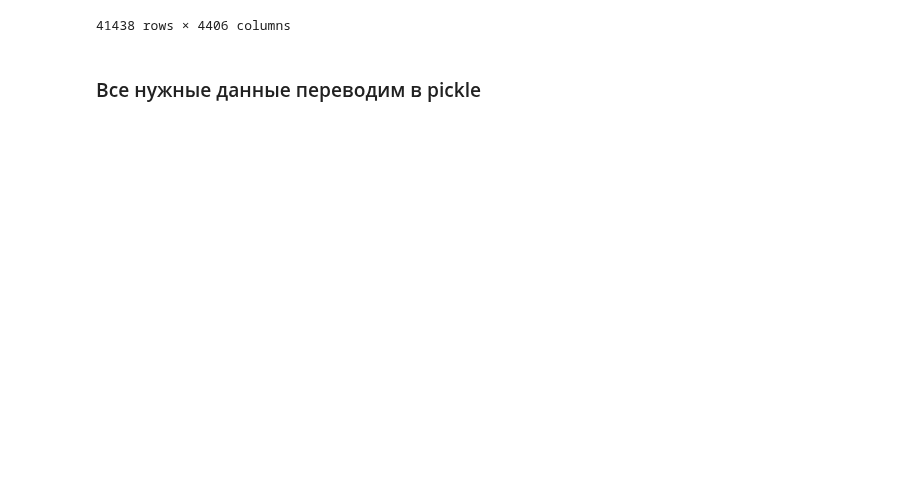
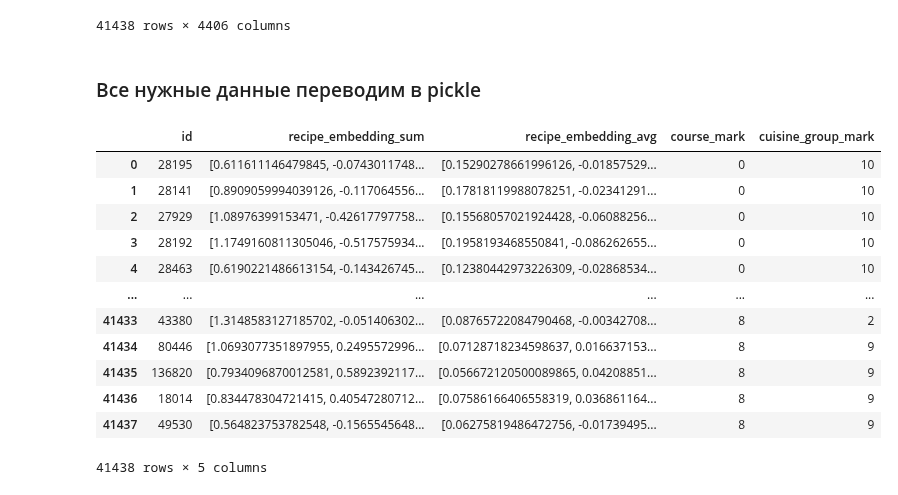
Before and after one commit to heinwol/meal-type-from-ingredients, a Jupyter notebook: preprocessing.ipynb, the cells around one changed output. Cells and saved outputs as stored; diff of their text form; code cells hidden in the pictures; blank space fills up the shorter version.

Commit message:
'recipe_embedding' to 'recipe_embedding_sum' and 'recipe_embedding_avg'

```diff
--- a/preprocessing.ipynb
+++ b/preprocessing.ipynb
@@ -338,11 +328,18 @@ ltake(10, ingredients_embeddings_dict.items())[3]
 # %% [markdown]
 Наконец, для каждого рецепта возьмем его векторизацию как сумму векторов его ингридиентов
 # %%
-recipe_embedding = [
+recipe_embedding_sum = [
     sum(ingredients_embeddings_dict[ingredient]
         for ingredient in ingredient_list)
     for ingredient_list in ingredients_lemmatized
 ]
-len(recipe_embedding)
+len(recipe_embedding_sum)
 # %% [output]
 41438
+# %%
+recipe_embedding_avg = [
+    sum(ingredients_embeddings_dict[ingredient]
+        for ingredient in ingredient_list)/len(ingredient_list)
+    for ingredient_list in ingredients_lemmatized
+]
+len(recipe_embedding_avg)
@@ -527,6 +504,29 @@ tfidf
 41438 rows × 4406 columns
 # %% [markdown]
 ### Все нужные данные переводим в pickle
+# %%
+df_for_learning = pd.DataFrame(data={
+    'id': df['id'],
+    'recipe_embedding_sum': recipe_embedding_sum,
+    'recipe_embedding_avg': recipe_embedding_avg,
+    'course_mark': [all_courses[course] for course in df['course']],
+    'cuisine_group_mark': [all_cuisines[inverse_cuisines_groups[cuisine]] for cuisine in df['cuisine']]
+})
+df_for_learning
+# %% [output]
+|  | id | recipe_embedding_sum | recipe_embedding_avg | course_mark | cuisine_group_mark |
+| 0 | 28195 | [0.611611146479845, -0.0743011748... | [0.15290278661996126, -0.01857529... | 0 | 10 |
+| 1 | 28141 | [0.8909059994039126, -0.117064556... | [0.17818119988078251, -0.02341291... | 0 | 10 |
+| 2 | 27929 | [1.08976399153471, -0.42617797758... | [0.15568057021924428, -0.06088256... | 0 | 10 |
+| 3 | 28192 | [1.1749160811305046, -0.517575934... | [0.1958193468550841, -0.086262655... | 0 | 10 |
+| 4 | 28463 | [0.6190221486613154, -0.143426745... | [0.12380442973226309, -0.02868534... | 0 | 10 |
+| ... | ... | ... | ... | ... | ... |
+| 41433 | 43380 | [1.3148583127185702, -0.051406302... | [0.08765722084790468, -0.00342708... | 8 | 2 |
+| 41434 | 80446 | [1.0693077351897955, 0.2495572996... | [0.07128718234598637, 0.016637153... | 8 | 9 |
+| 41435 | 136820 | [0.7934096870012581, 0.5892392117... | [0.056672120500089865, 0.04208851... | 8 | 9 |
+| 41436 | 18014 | [0.834478304721415, 0.40547280712... | [0.07586166406558319, 0.036861164... | 8 | 9 |
+| 41437 | 49530 | [0.564823753782548, -0.1565545648... | [0.06275819486472756, -0.01739495... | 8 | 9 |
+41438 rows × 5 columns
 # %%
 dict_to_pickle = {
     'df_for_learning': df_for_learning,
```
Also changed, not shown: parts of 12 cells of this notebook, 1 other file.
